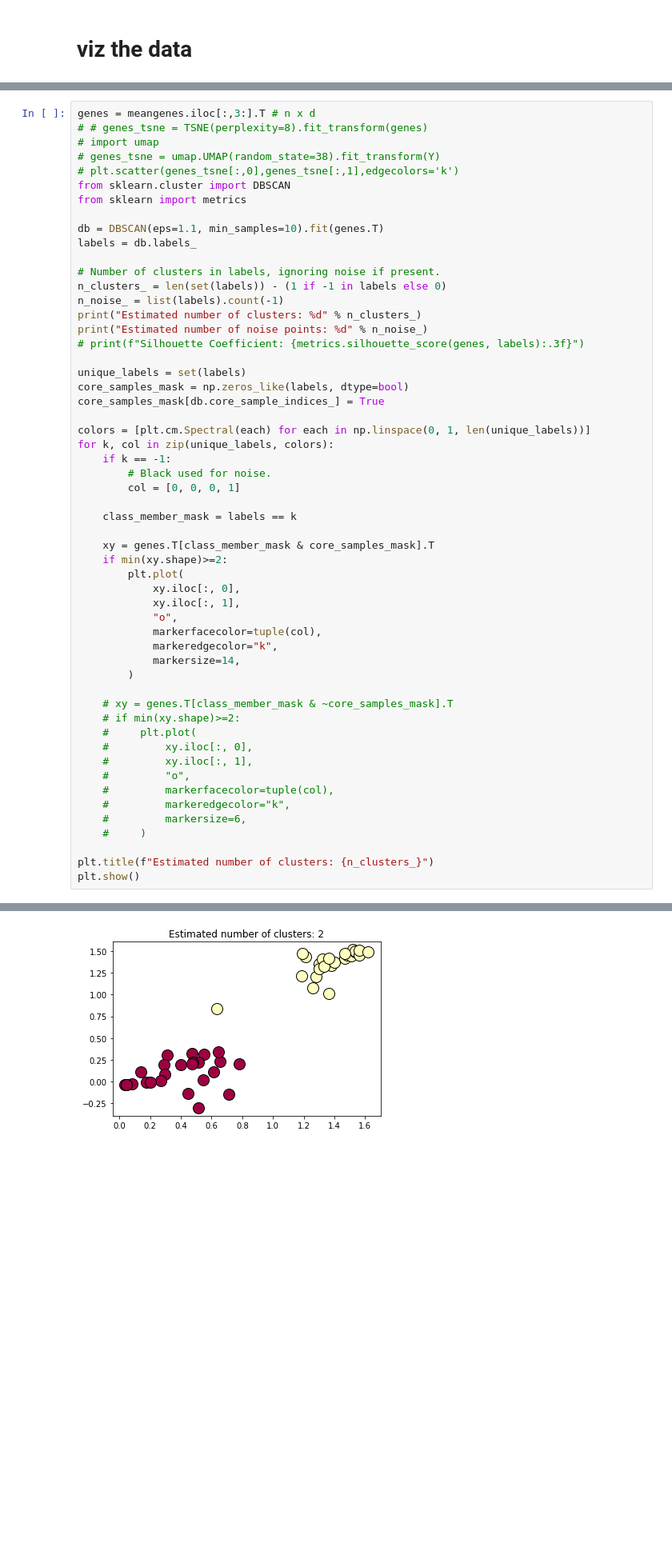
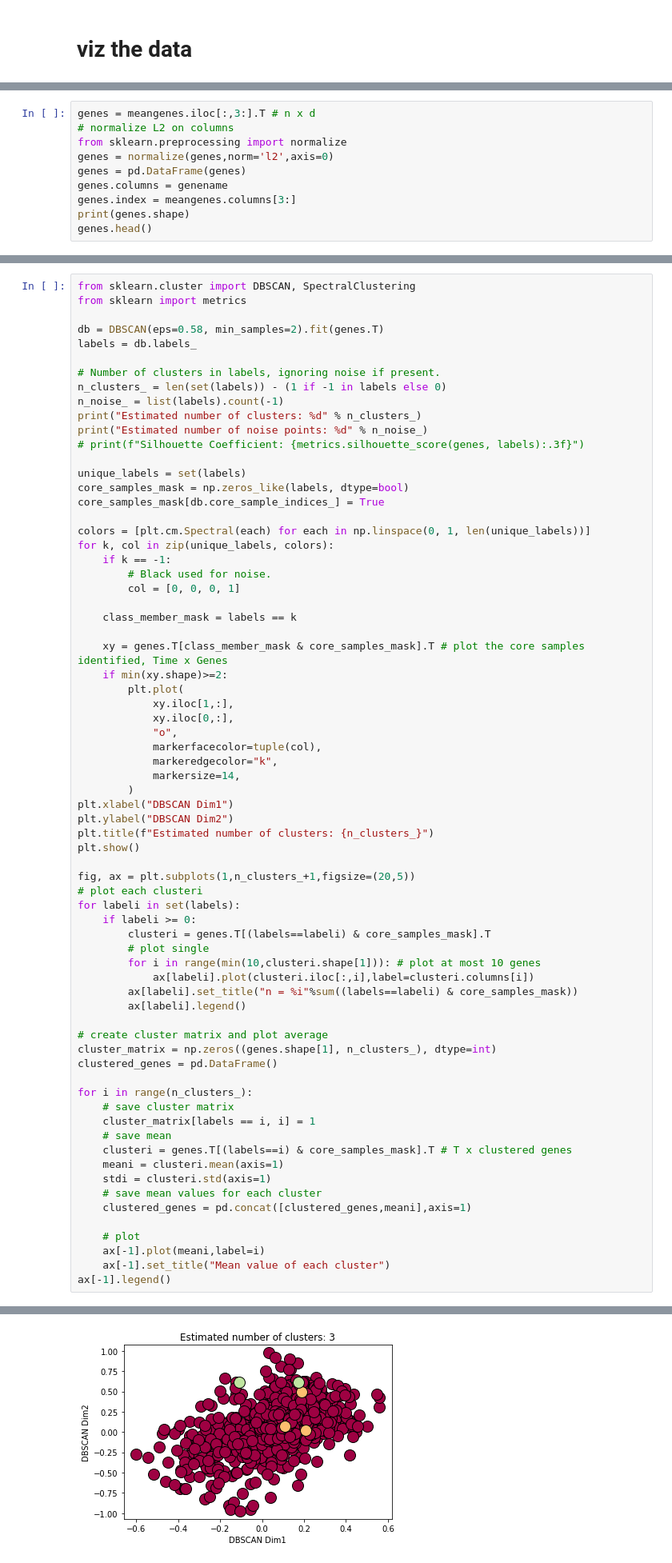
Before and after one commit to ZJLEOWANG3/BayesianTimeSeries, a Jupyter notebook: Toxicogenomics.ipynb, the cells around one changed output, grey strips where cells are left out. Shown at 80% size. Saved outputs shown, nothing was run; the diff lists cells and outputs as text; blank space fills up the shorter version.

```diff
--- a/Toxicogenomics.ipynb
+++ b/Toxicogenomics.ipynb
@@ -134,0 +108,10 @@ plt.legend()
+# %%
+genes = meangenes.iloc[:,3:].T # n x d
+# normalize L2 on columns
+from sklearn.preprocessing import normalize
+genes = normalize(genes,norm='l2',axis=0)
+genes = pd.DataFrame(genes)
+genes.columns = genename
+genes.index = meangenes.columns[3:]
+print(genes.shape)
+genes.head()
@@ -135,13 +164,8 @@ plt.legend()
 # %%
-genes = meangenes.iloc[:,3:].T # n x d
-# # genes_tsne = TSNE(perplexity=8).fit_transform(genes)
-# import umap
-# genes_tsne = umap.UMAP(random_state=38).fit_transform(Y)
-# plt.scatter(genes_tsne[:,0],genes_tsne[:,1],edgecolors='k')
-from sklearn.cluster import DBSCAN
+from sklearn.cluster import DBSCAN, SpectralClustering
 from sklearn import metrics
 
-db = DBSCAN(eps=1.1, min_samples=10).fit(genes.T)
+db = DBSCAN(eps=0.58, min_samples=2).fit(genes.T)
 labels = db.labels_
 
 # Number of clusters in labels, ignoring noise if present.
@@ -163,28 +187,48 @@ for k, col in zip(unique_labels, colors):
 
     class_member_mask = labels == k
 
-    xy = genes.T[class_member_mask & core_samples_mask].T
+    xy = genes.T[class_member_mask & core_samples_mask].T # plot the core samples identified, Time x Genes
     if min(xy.shape)>=2:
         plt.plot(
-            xy.iloc[:, 0],
-            xy.iloc[:, 1],
+            xy.iloc[1,:],
+            xy.iloc[0,:],
             "o",
             markerfacecolor=tuple(col),
             markeredgecolor="k",
             markersize=14,
         )
-
-    # xy = genes.T[class_member_mask & ~core_samples_mask].T
-    # if min(xy.shape)>=2:
-    #     plt.plot(
-    #         xy.iloc[:, 0],
-    #         xy.iloc[:, 1],
-    #         "o",
-    #         markerfacecolor=tuple(col),
-    #         markeredgecolor="k",
-    #         markersize=6,
-    #     )
-
+plt.xlabel("DBSCAN Dim1")
+plt.ylabel("DBSCAN Dim2")
 plt.title(f"Estimated number of clusters: {n_clusters_}")
 plt.show()
+
+fig, ax = plt.subplots(1,n_clusters_+1,figsize=(20,5))
+# plot each clusteri
+for labeli in set(labels):
+    if labeli >= 0:
+        clusteri = genes.T[(labels==labeli) & core_samples_mask].T
+        # plot single
+        for i in range(min(10,clusteri.shape[1])): # plot at most 10 genes
+            ax[labeli].plot(clusteri.iloc[:,i],label=clusteri.columns[i])
+        ax[labeli].set_title("n = %i"%sum((labels==labeli) & core_samples_mask))
+        ax[labeli].legend()
+
+# create cluster matrix and plot average
+cluster_matrix = np.zeros((genes.shape[1], n_clusters_), dtype=int)
+clustered_genes = pd.DataFrame()
+
+for i in range(n_clusters_):
+    # save cluster matrix
+    cluster_matrix[labels == i, i] = 1
+    # save mean
+    clusteri = genes.T[(labels==i) & core_samples_mask].T # T x clustered genes
+    meani = clusteri.mean(axis=1)
+    stdi = clusteri.std(axis=1)
+    # save mean values for each cluster
+    clustered_genes = pd.concat([clustered_genes,meani],axis=1)
+
+    # plot
+    ax[-1].plot(meani,label=i)
+    ax[-1].set_title("Mean value of each cluster")
+ax[-1].legend()
 # %% [output]
@@ -193 +237 @@ Estimated number of noise points: 66
-[figure, old version]
+[figure, new version]
```
Also changed, not shown: parts of 35 cells of this notebook, 1 other file.
